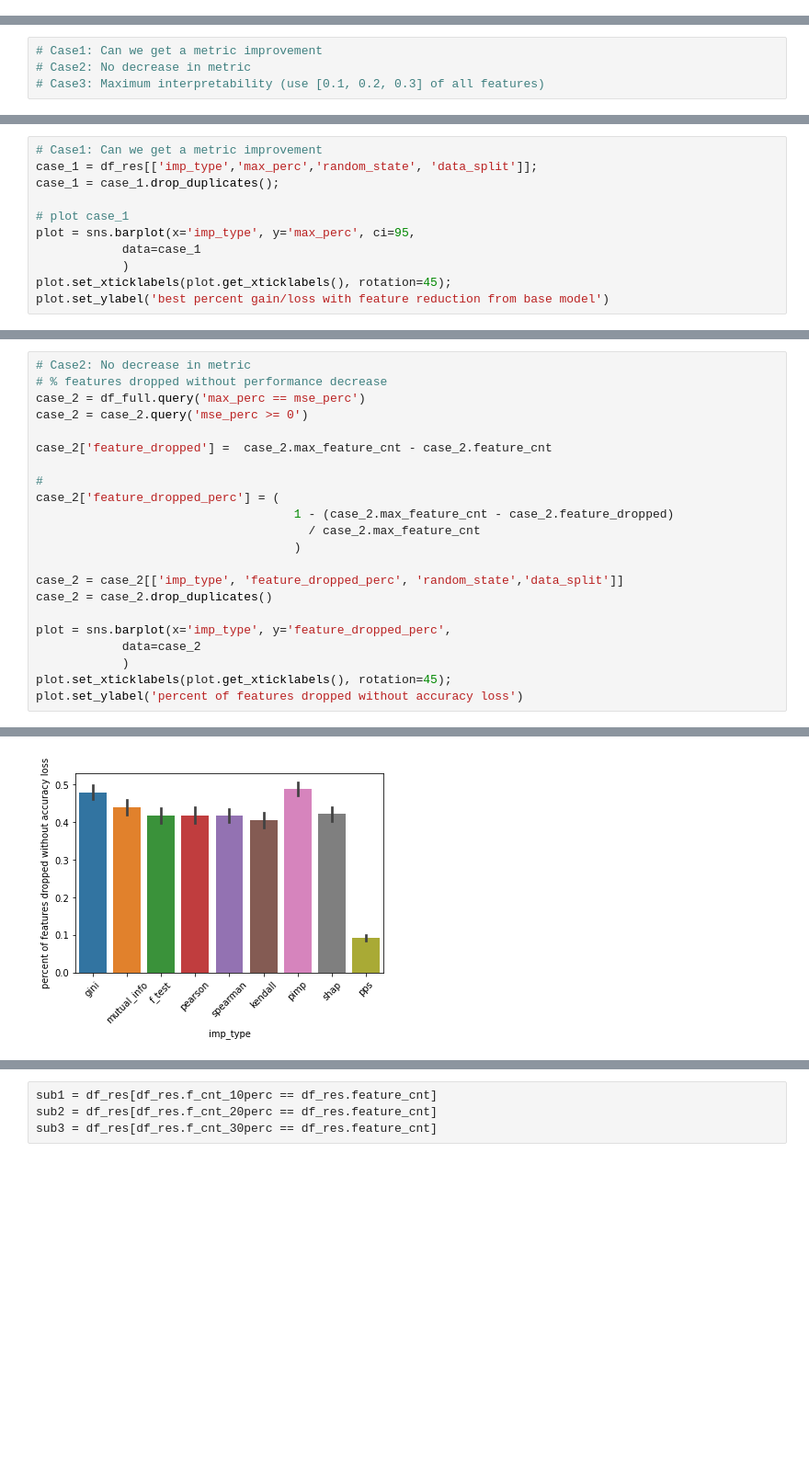
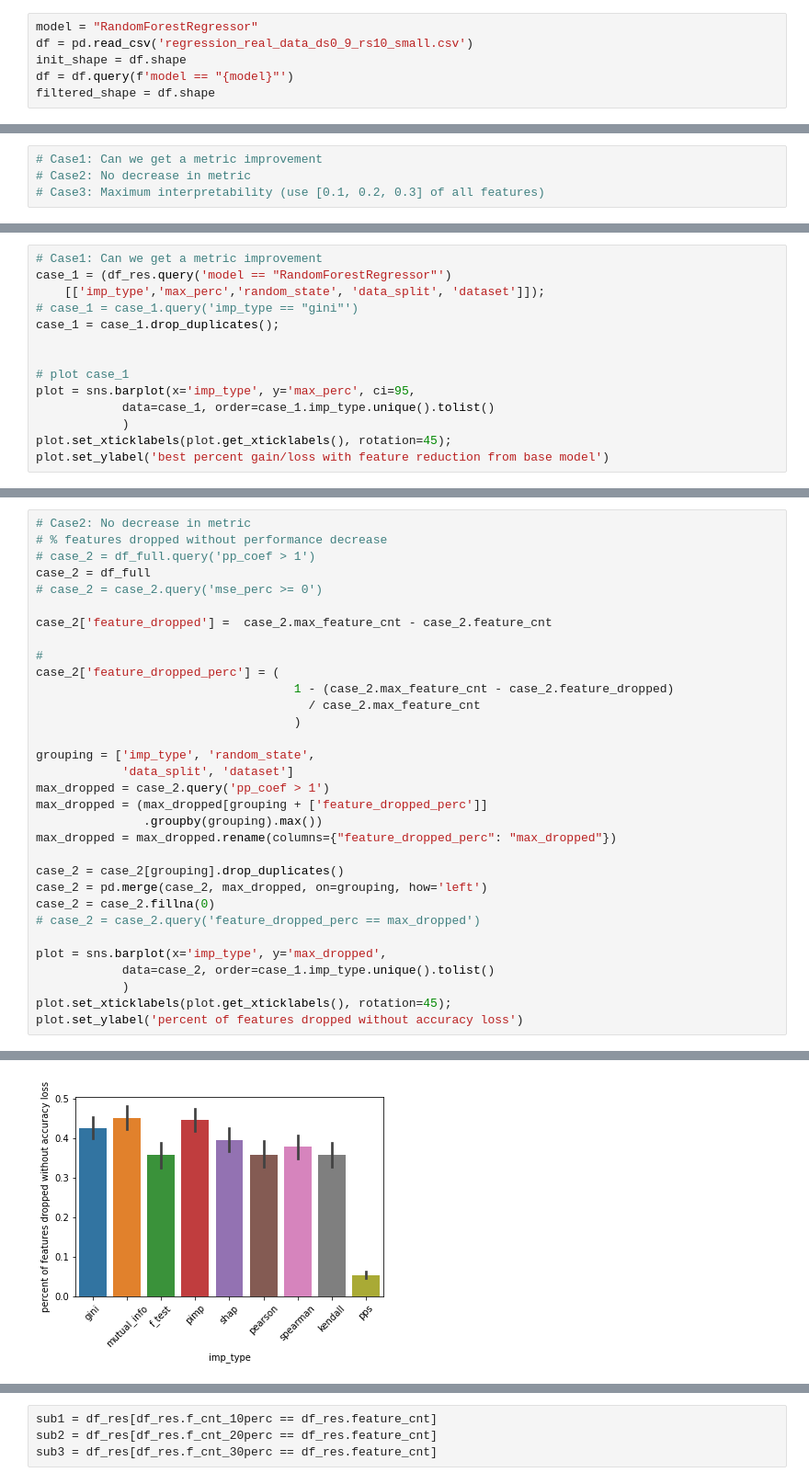
Before and after one commit to Kursis/rtu_thesis, a Jupyter notebook: result_analysis_regression.ipynb, the cells around one changed output, grey strips where cells are left out. Shown at 92% size. Drawn from its saved outputs; the diff is of its cells as text; blank space fills up the shorter version.

```diff
--- a/result_analysis_regression.ipynb
+++ b/result_analysis_regression.ipynb
@@ -24,0 +70,6 @@ df = pd.read_csv('regression_real_data_ds0_9_rs10_small.csv')
+# %%
+model = "RandomForestRegressor"
+df = pd.read_csv('regression_real_data_ds0_9_rs10_small.csv')
+init_shape = df.shape
+df = df.query(f'model == "{model}"')
+filtered_shape = df.shape
@@ -121,11 +225,14 @@ df_res
 # %%
 # Case1: Can we get a metric improvement
-case_1 = df_res[['imp_type','max_perc','random_state', 'data_split']];
+case_1 = (df_res.query('model == "RandomForestRegressor"')
+    [['imp_type','max_perc','random_state', 'data_split', 'dataset']]);
+# case_1 = case_1.query('imp_type == "gini"')
 case_1 = case_1.drop_duplicates();
+
 
 # plot case_1
 plot = sns.barplot(x='imp_type', y='max_perc', ci=95,
-            data=case_1
+            data=case_1, order=case_1.imp_type.unique().tolist()
             )
 plot.set_xticklabels(plot.get_xticklabels(), rotation=45);
 plot.set_ylabel('best percent gain/loss with feature reduction from base model')
@@ -135,25 +242,35 @@ Text(0, 0.5, 'best percent gain/loss with feature reduction from base model')
 # %%
 # Case2: No decrease in metric
 # % features dropped without performance decrease
-case_2 = df_full.query('max_perc == mse_perc')
-case_2 = case_2.query('mse_perc >= 0')
+# case_2 = df_full.query('pp_coef > 1')
+case_2 = df_full
+# case_2 = case_2.query('mse_perc >= 0')
 
 case_2['feature_dropped'] =  case_2.max_feature_cnt - case_2.feature_cnt
 
 #
 case_2['feature_dropped_perc'] = (
                                     1 - (case_2.max_feature_cnt - case_2.feature_dropped)
                                       / case_2.max_feature_cnt
                                     )
 
-case_2 = case_2[['imp_type', 'feature_dropped_perc', 'random_state','data_split']]
-case_2 = case_2.drop_duplicates()
+grouping = ['imp_type', 'random_state',
+            'data_split', 'dataset']
+max_dropped = case_2.query('pp_coef > 1')
+max_dropped = (max_dropped[grouping + ['feature_dropped_perc']]
+               .groupby(grouping).max())
+max_dropped = max_dropped.rename(columns={"feature_dropped_perc": "max_dropped"})
 
-plot = sns.barplot(x='imp_type', y='feature_dropped_perc',
-            data=case_2
+case_2 = case_2[grouping].drop_duplicates()
+case_2 = pd.merge(case_2, max_dropped, on=grouping, how='left')
+case_2 = case_2.fillna(0)
+# case_2 = case_2.query('feature_dropped_perc == max_dropped')
+
+plot = sns.barplot(x='imp_type', y='max_dropped',
+            data=case_2, order=case_1.imp_type.unique().tolist()
             )
 plot.set_xticklabels(plot.get_xticklabels(), rotation=45);
 plot.set_ylabel('percent of features dropped without accuracy loss')
 # %% [output]
 Text(0, 0.5, 'percent of features dropped without accuracy loss')
-[figure, old version]
+[figure, new version]
```
Also changed, not shown: parts of 38 cells of this notebook, 29 other files.
